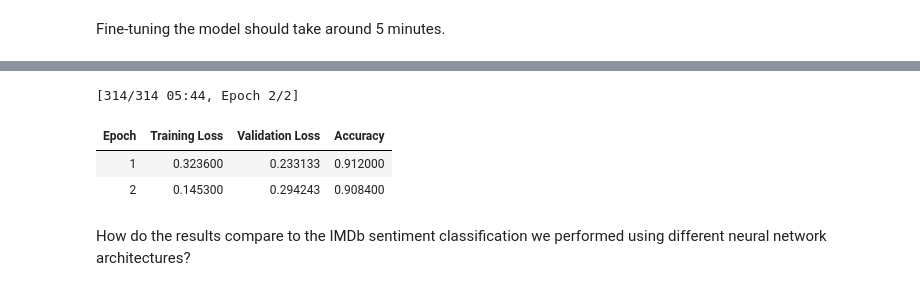
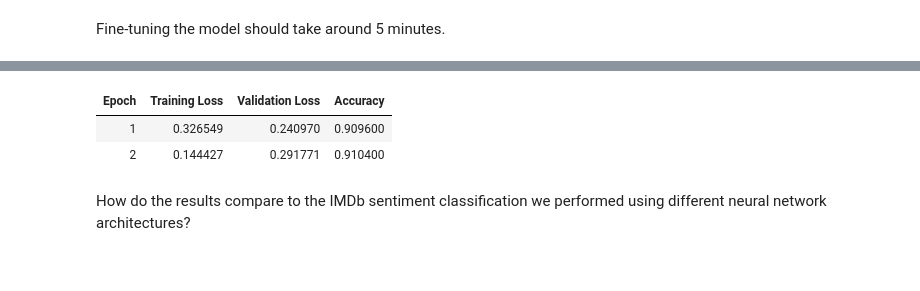
Before and after one commit to bagheria/applied_tm, a Jupyter notebook: friday/Practicals/Practical 10/Practical 10.ipynb, the cells around one changed output, grey strips where cells are left out. Cells and saved outputs as stored; diff of their text form; code cells hidden in the pictures.

```diff
--- a/friday/Practicals/Practical 10/Practical 10.ipynb
+++ b/friday/Practicals/Practical 10/Practical 10.ipynb
@@ -288,6 +294,6 @@ import numpy as np
 # %% [markdown]
 **9. Load the IMDb dataset and sample 10% of the `train` and `test`.**
 # %%
-imdb = load_dataset("imdb")
+imdb = load_dataset("stanfordnlp/imdb")
 del imdb['unsupervised']
 # %% [output]
@@ -339,7 +346,7 @@ training_args = TrainingArguments(
     per_device_eval_batch_size=16,
     num_train_epochs=2,
     weight_decay=0.01,
-    evaluation_strategy="epoch",
+    eval_strategy = "epoch",
     logging_steps = 100,
     save_strategy="epoch",
     load_best_model_at_end=True,
@@ -363,7 +370,7 @@ trainer = Trainer(
     args=training_args,
     train_dataset=tokenized_imdb["train"],
     eval_dataset=tokenized_imdb["test"],
-    tokenizer=tokenizer,
+    processing_class=tokenizer,
     compute_metrics=compute_metrics)
 
 trainer.train()
@@ -373,7 +380,6 @@ This implementation of AdamW is deprecated and will be removed in a future versi
-[314/314 05:44, Epoch 2/2]
 | Epoch | Training Loss | Validation Loss | Accuracy |
-| 1 | 0.323600 | 0.233133 | 0.912000 |
-| 2 | 0.145300 | 0.294243 | 0.908400 |
+| 1 | 0.326549 | 0.240970 | 0.909600 |
+| 2 | 0.144427 | 0.291771 | 0.910400 |
 # %% [markdown]
 How do the results compare to the IMDb sentiment classification we performed using different neural network architectures?
 # %% [markdown]
```
Also changed, not shown: parts of 9 cells of this notebook, 1 other file.
